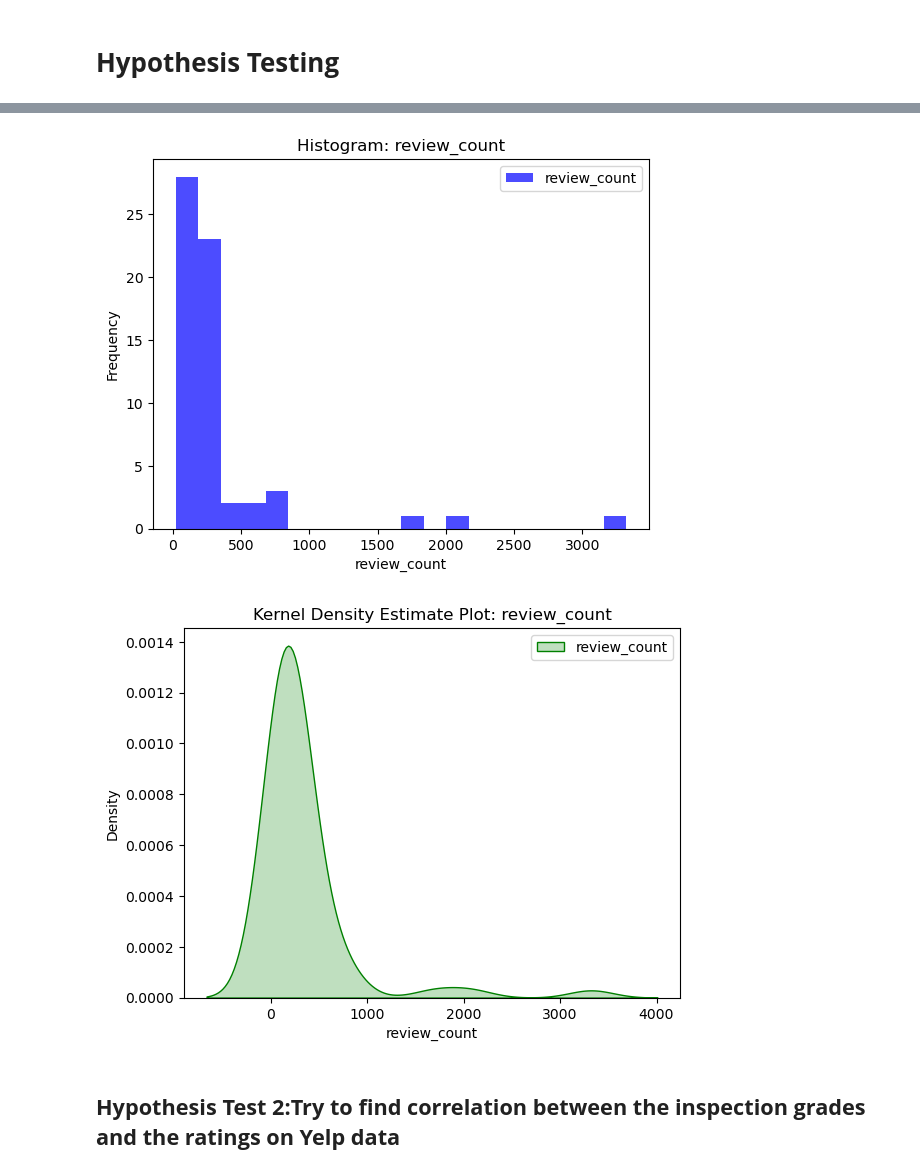
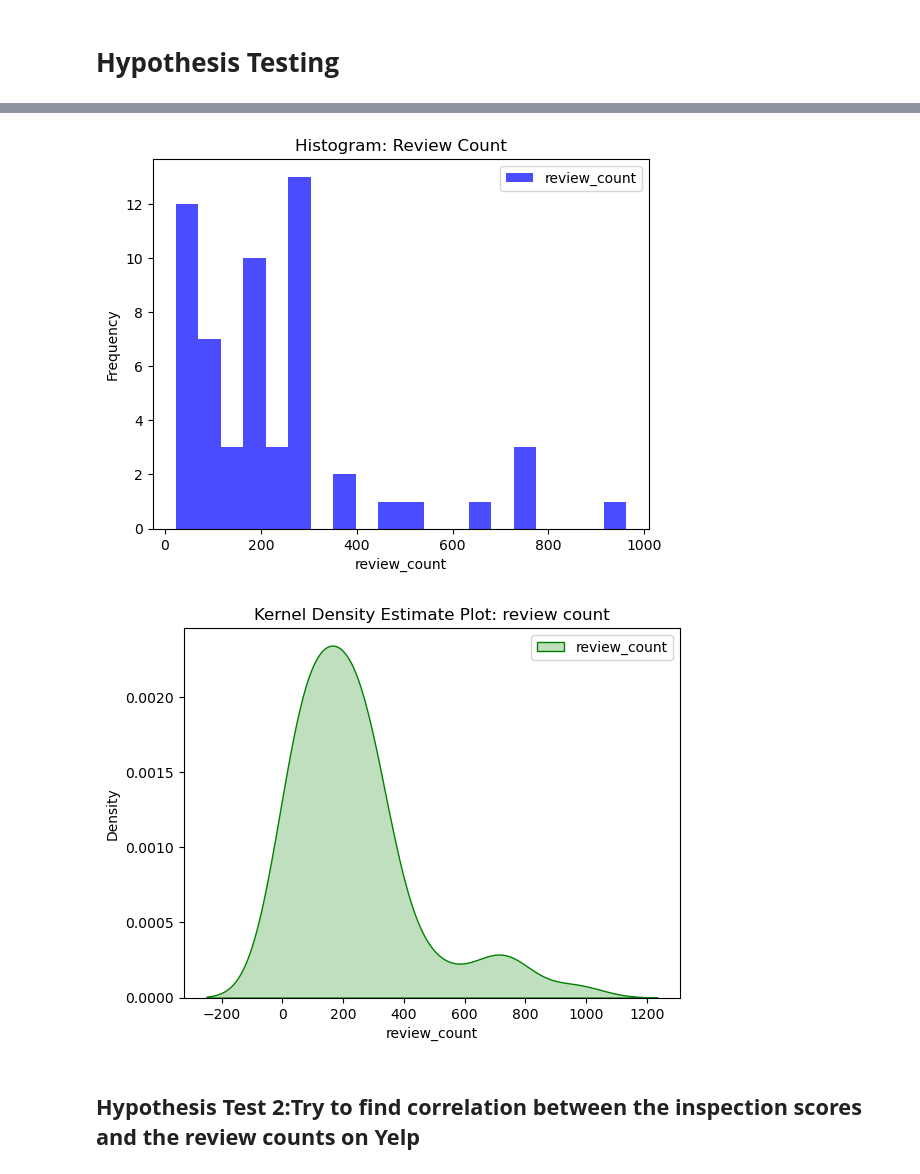
Before and after one commit to JoeBwonKenobi/NYCRestarauntInspections, a Jupyter notebook: Hypothesis Testing.ipynb, the cells around one changed output, grey strips where cells are left out. Saved outputs shown, nothing was run; the diff lists cells and outputs as text; code cells hidden in the pictures.

```diff
--- a/Hypothesis Testing.ipynb
+++ b/Hypothesis Testing.ipynb
@@ -336,0 +344,26 @@ Name: unique_id, Length: 61, dtype: int64
+# %%
+# Calculate Z-scores for SCORE, rating, and review_count
+merged_df['SCORE_zscore'] = zscore(merged_df['SCORE'])
+merged_df['rating_zscore'] = zscore(merged_df['rating'])
+merged_df['review_count_zscore'] = zscore(merged_df['review_count'])
+
+# Set a Z-score threshold for identifying outliers (e.g., 3)
+zscore_threshold = 3
+
+# Identify outliers based on the Z-score
+outliers_SCORE = merged_df[abs(merged_df['SCORE_zscore']) > zscore_threshold]
+outliers_rating = merged_df[abs(merged_df['rating_zscore']) > zscore_threshold]
+outliers_review_count = merged_df[abs(merged_df['review_count_zscore']) > zscore_threshold]
+
+# Display or further analyze the identified outliers
+print("Outliers in SCORE:")
+print(outliers_SCORE)
+
+print("\nOutliers in Ratings:")
+print(outliers_rating)
+
+print("\nOutliers in Review Count:")
+print(outliers_review_count)
+
+# Remove the temporary columns with Z-scores if needed
+merged_df = merged_df.drop(['SCORE_zscore', 'rating_zscore', 'review_count_zscore'], axis=1)
@@ -336,0 +390,12 @@ Name: unique_id, Length: 61, dtype: int64
+# %%
+# Remove outliers identified in SCORE, rating, and review_count
+merged_df = merged_df.drop(outliers_SCORE.index, axis=0)
+merged_df = merged_df.drop(outliers_rating.index, axis=0)
+merged_df = merged_df.drop(outliers_review_count.index, axis=0)
+
+# Reset the index after removing rows
+merged_df = merged_df.reset_index(drop=True)
+
+# Display the modified DataFrame without outliers
+print("DataFrame after removing outliers:")
+print(merged_df)
@@ -468,20 +551,20 @@ plt.show()
 plt.hist(merged_df['review_count'], bins=20, color='blue', alpha=0.7, label='review_count')
 plt.xlabel('review_count')
 plt.ylabel('Frequency')
-plt.title('Histogram: review_count')
+plt.title('Histogram: Review Count')
 plt.legend()
 plt.show()
 # %% [output]
-[figure, old version]
+[figure, new version]
 # %%
 # Kernel Density Estimate Plot
 sns.kdeplot(merged_df['review_count'], shade=True, color='green', label='review_count')
 plt.xlabel('review_count')
 plt.ylabel('Density')
-plt.title('Kernel Density Estimate Plot: review_count')
+plt.title('Kernel Density Estimate Plot: review count')
 plt.legend()
 plt.show()
 # %% [output]
-[figure, old version]
+[figure, new version]
 # %% [markdown]
-## **Hypothesis Test 2:Try to find correlation between the inspection grades and the ratings on Yelp data**
+## **Hypothesis Test 2:Try to find correlation between the inspection scores and the review counts on Yelp**
```
Also changed, not shown: parts of 48 cells of this notebook, 7 other files.
